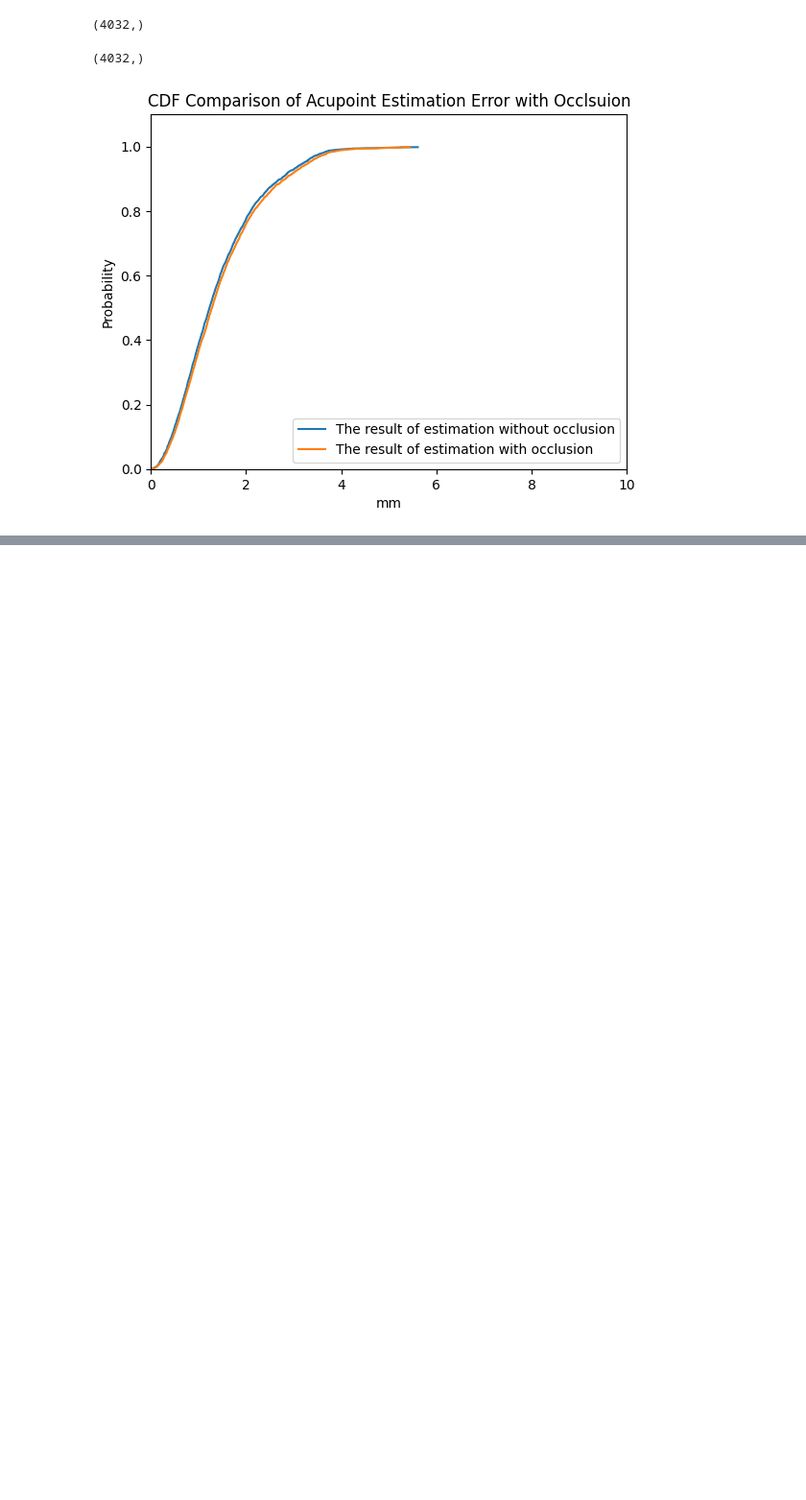
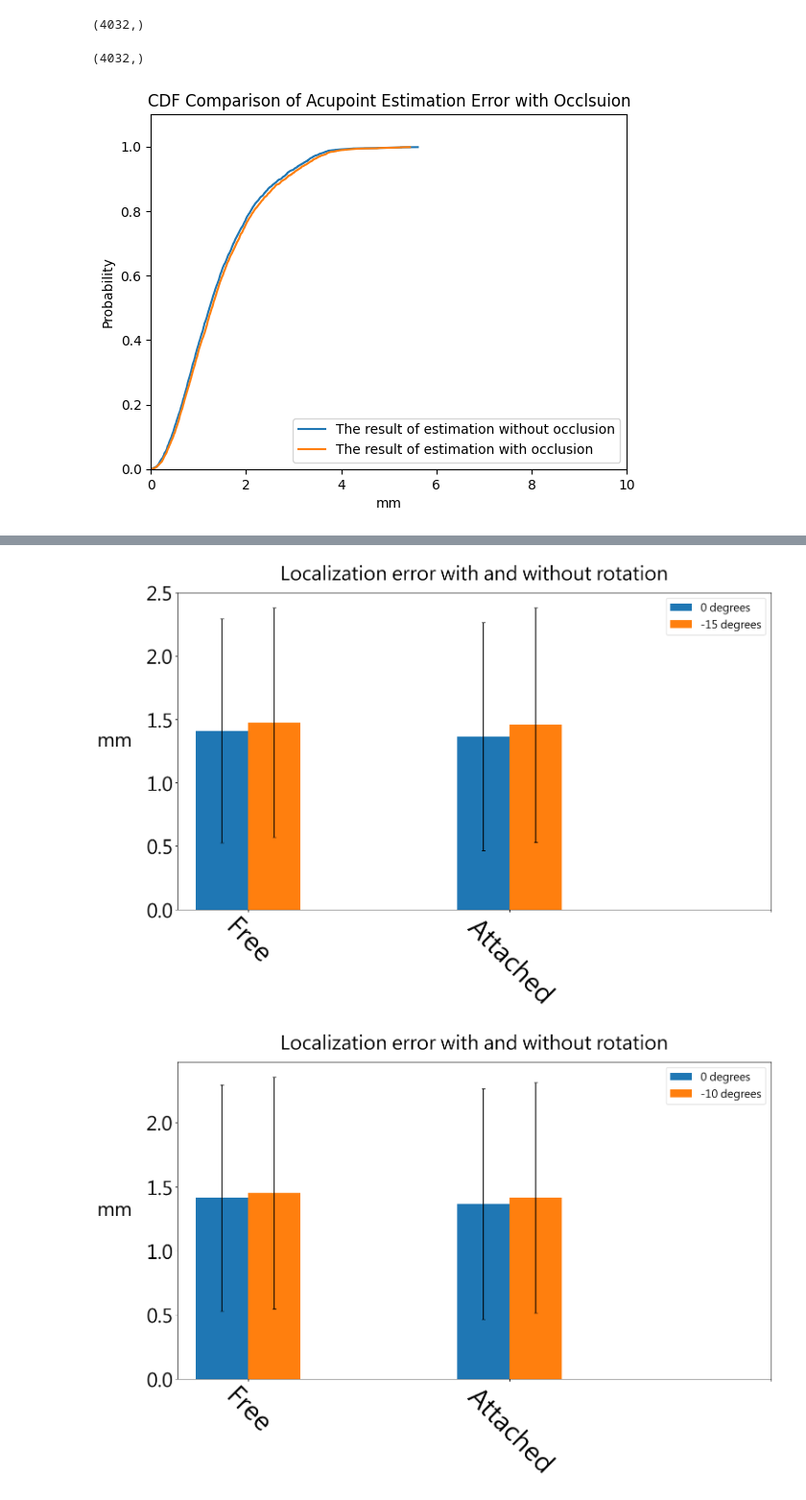
Before and after one commit to kdavidlp123/Thesis, a Jupyter notebook: code/CDF.ipynb, the cells around one changed output, grey strips where cells are left out. Shown at 96% size. Cells and saved outputs as stored; diff of their text form; code cells hidden in the pictures; blank space fills up the shorter version.

```diff
--- a/code/CDF.ipynb
+++ b/code/CDF.ipynb
@@ -129,0 +201,72 @@ for ear_type in ear_types:
+# %%
+data_aug = "../data_aug"
+angles = [-15, -10, -5,5,10, 15]
+
+for angle in angles:
+    final_mean = [[],[]]
+    final_std = [[],[]]
+    for ear_type in ear_types:
+        rotate_total = []
+        total = []
+        names = os.listdir(os.path.join(data_aug, ear_type, str(angle)))
+        for name in names:
+            for deg in degrees:
+                error_file = glob.glob(os.path.join("../keypoint", ear_type, "7_result", name, "error", deg, "*.csv"))[0]
+                rotate_error_file = os.path.join(data_aug, ear_type, str(angle), name, deg, "error.csv")
+                error_df = pd.read_csv(error_file, index_col = 0)
+                rotate_error_df = pd.read_csv( rotate_error_file, index_col = 0)
+
+
+                interval = len(error_df) / 3
+                temp = list(range(len(error_df)))
+                index = [temp[0]] + [temp[int(interval)]] + [temp[int(interval*2)]] +[temp[-1]]
+                for i in index:
+                    total.append(error_df.iloc[i,:].to_numpy())
+                    rotate_total.append(rotate_error_df.loc[i,:].to_numpy())
+
+        total = np.array(total)
+
+        rotate_total = np.array(rotate_total)
+
+        total = total.reshape(-1)
+
+        rotate_total = rotate_total.reshape(-1)
+        final_mean[0].append(np.nanmean(total, axis=0)*10)
+        final_mean[1].append(np.nanmean(rotate_total, axis=0)*10)
+
+        final_std[0].append(np.nanstd(total, axis=0)*10)
+        final_std[1].append(np.nanstd(rotate_total, axis=0)*10)
+    plt.figure(figsize=(15,10))
+
+    for l in range(0 ,len(final_mean)):
+        if l == 0:
+            plt.bar(np.arange(len(final_mean)) + l*0.2, final_mean[l], yerr=final_std[l], align='center', label = '{index} degrees'.format(index = 0), ecolor='black', capsize=3, width=0.2)
+
+        else:
+            plt.bar(np.arange(len(final_mean)) + l*0.2, final_mean[l], yerr=final_std[l], align='center', label = '{index} degrees'.format(index = angle), ecolor='black', capsize=3, width=0.2)
+
+
+    plt.ylabel('mm' , fontsize = 30, labelpad = 50, rotation = 0)
+
+    plt.rcParams['font.sans-serif'] = ['Microsoft JhengHei']
+
+    font_path = r'C:\Windows\Fonts\msjhl.ttc'
+#     font = FontProperties(fname=font_path, size=12)
+    plt.xticks(np.arange(3) + 0.1, ["Free","Attached",""], fontsize=40, rotation=-45, ha='center')
+
+
+    plt.yticks(fontsize=30)
+    plt.title('Localization error with and without rotation', fontsize = 30, pad = 20)
+
+    plt.legend(loc=1,fontsize=17)
+
+    plt.tight_layout()
+
+    if not os.path.isdir(os.path.join(data_aug, "fig", str(angle))):
+        os.makedirs(os.path.join(data_aug, "fig", str(angle)))
+
+    plt.savefig(os.path.join(data_aug, "fig", str(angle),'rotate_pred_error.png').format(index = 0))
+    plt.show()
+# %% [output]
+[figure, added]
+[figure, added]
```
Also changed, not shown: parts of 7 cells of this notebook, 12 other files.
